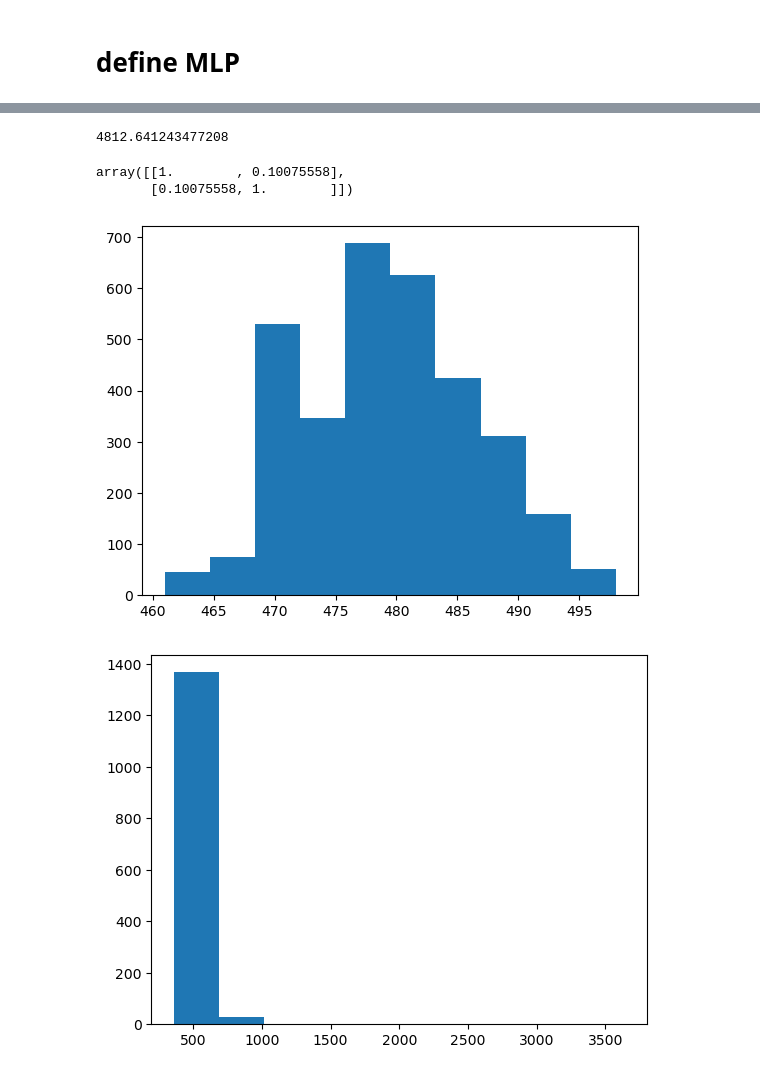
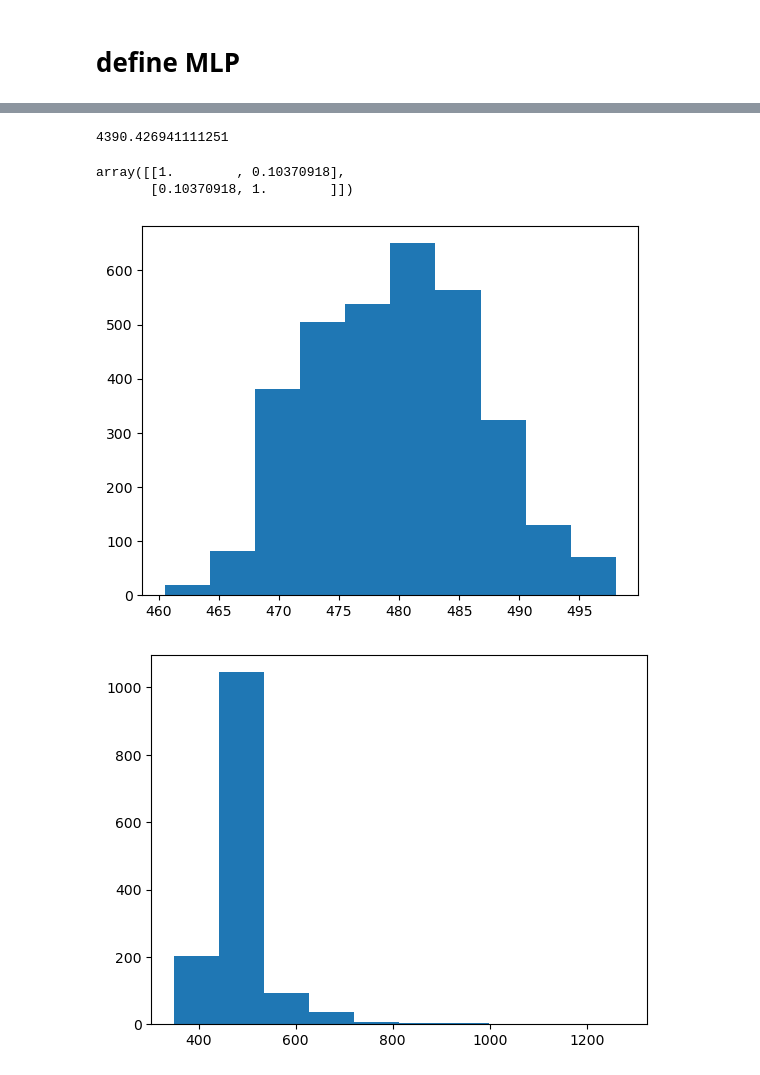
Before and after one commit to justing0909/DS4420_transit_delay_prediction, a Jupyter notebook: DS4420-Project-MLP.ipynb, the cells around one changed output, grey strips where cells are left out. Cells and saved outputs as stored; diff of their text form; code cells hidden in the pictures.

```diff
--- a/DS4420-Project-MLP.ipynb
+++ b/DS4420-Project-MLP.ipynb
@@ -59,6 +59,9 @@ ruggles_jan
 | 4654 | 2025-02-01 00:28:43 | 470 | 2025-02-01 00:00:00 |
 | 4655 | 2025-02-01 00:41:28 | 464 | 2025-02-01 01:00:00 |
 4656 rows × 3 columns
+# %%
+# drop the 60-minute-delay outlier
+ruggles_jan = ruggles_jan[ruggles_jan["travel_time_sec"] < 3000]
 # %%
 df = pd.merge(ruggles_jan,weather,left_on="hour",right_on="time")
 df.head()
@@ -472,19 +475,19 @@ plt.show()
 # %%
 err[-1]
 # %% [output]
-4812.641243477208
+4390.426941111251
 # %%
 y_pred = mlp.fw(x_train.T).astype(float)
 # %%
 np.corrcoef(y_pred.flatten(),y_train.flatten())
 # %% [output]
-array([[1.        , 0.10075558],
-       [0.10075558, 1.        ]])
+array([[1.        , 0.10370918],
+       [0.10370918, 1.        ]])
 # %%
-plt.hist(y_pred.astype(int).flatten());
+plt.hist(y_pred.astype(float).flatten());
 # %% [output]
-[figure, old version]
+[figure, new version]
 # %%
-plt.hist(y_test.astype(int).flatten());
+plt.hist(y_test.astype(float).flatten());
 # %% [output]
-[figure, old version]
+[figure, new version]
```
Also changed, not shown: parts of 2 cells of this notebook.
